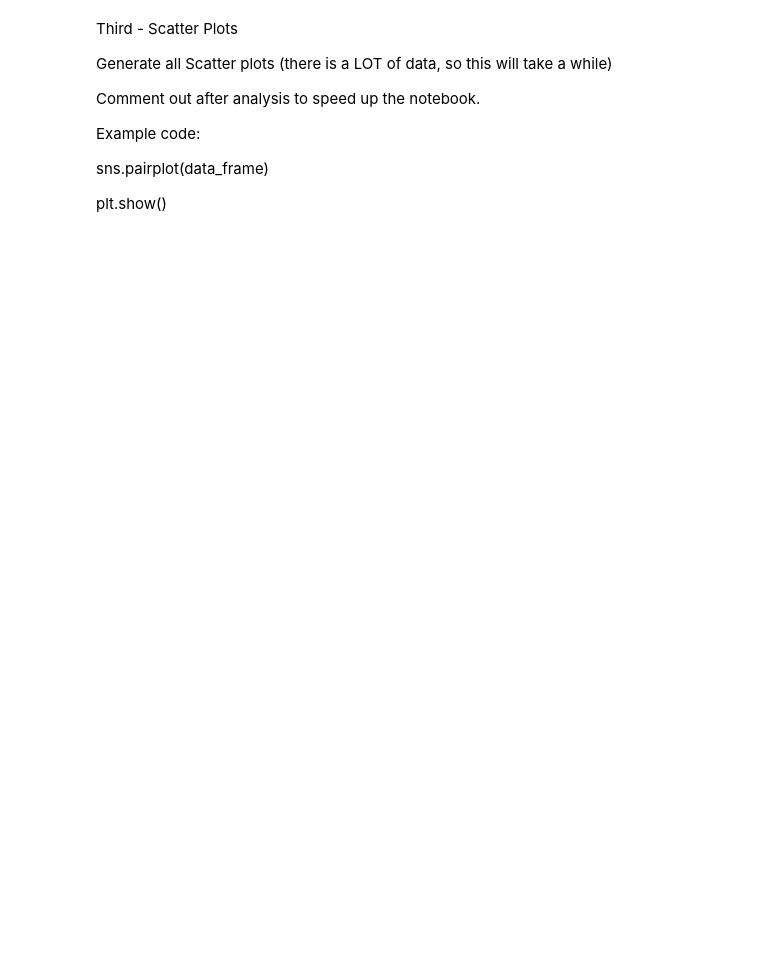
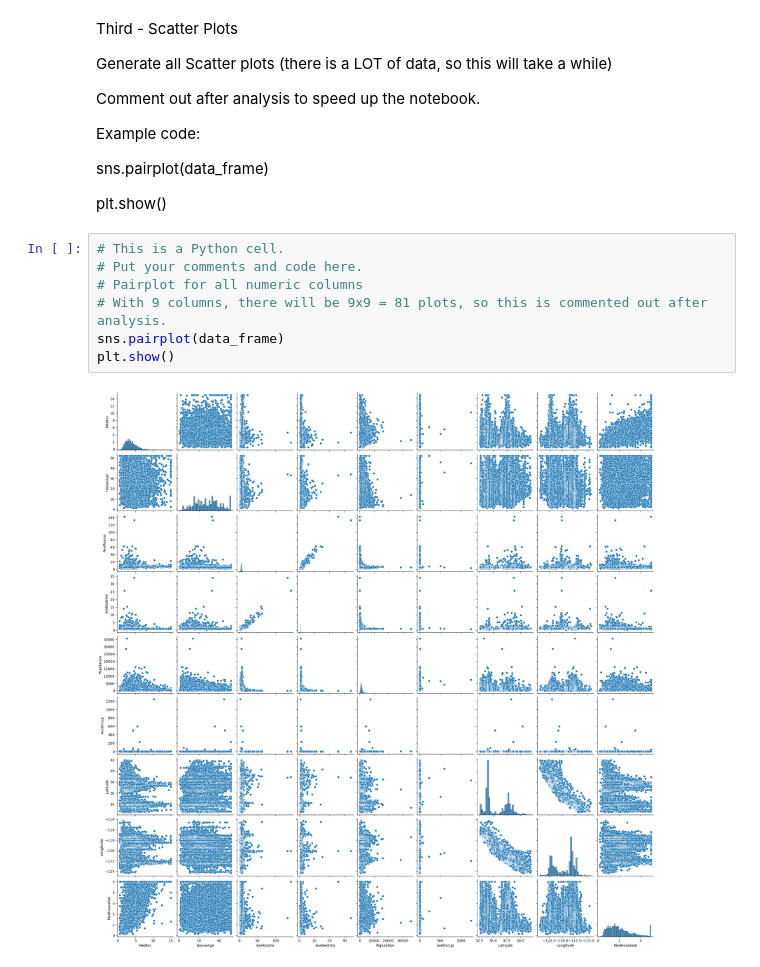
Before and after one commit to dfintel25/applied-ml-derekfintel, a Jupyter notebook: lab01/ml01.ipynb, the cells around one changed output. Saved outputs shown, nothing was run; the diff lists cells and outputs as text; blank space fills up the shorter version.

```diff
--- a/lab01/ml01.ipynb
+++ b/lab01/ml01.ipynb
@@ -172,3 +198,12 @@ Example code:
 sns.pairplot(data_frame)
 
 plt.show()
+# %%
+# This is a Python cell.
+# Put your comments and code here.
+# Pairplot for all numeric columns
+# With 9 columns, there will be 9x9 = 81 plots, so this is commented out after analysis.
+sns.pairplot(data_frame)
+plt.show()
+# %% [output]
+[figure, added]
```
Also changed, not shown: parts of 38 cells of this notebook.
